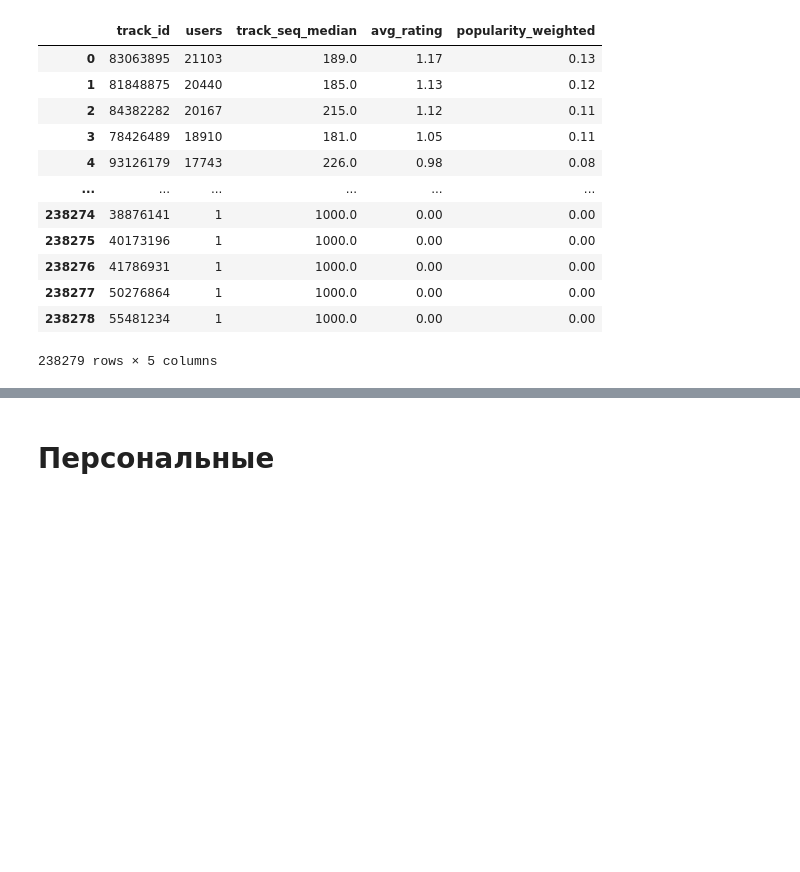
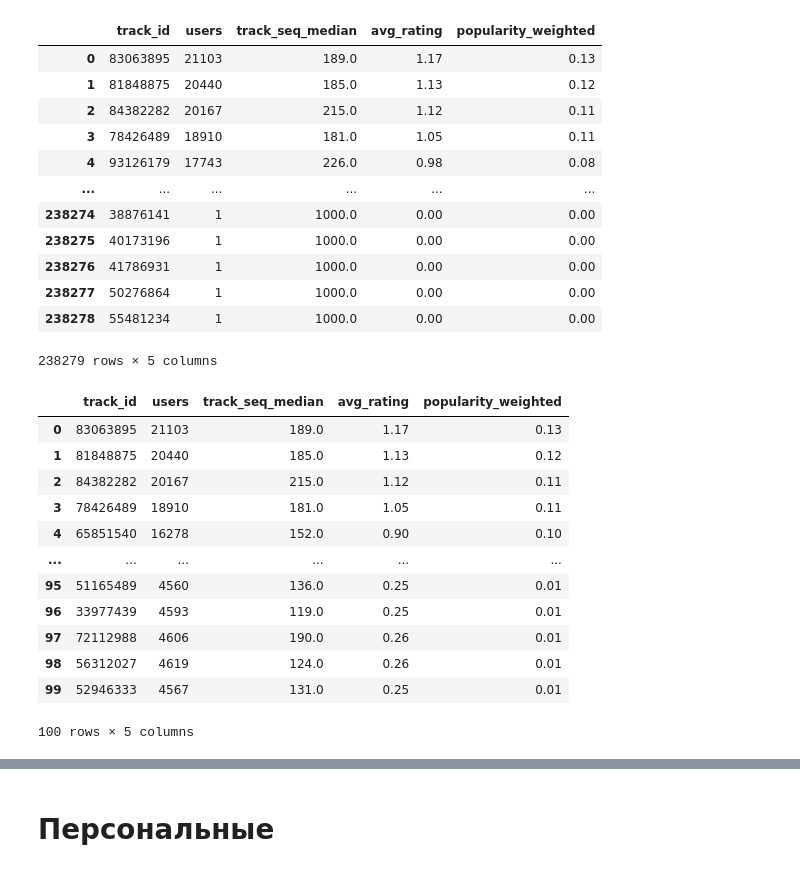
Before and after one commit to ozerge/mle-project-sprint-4-v001, a Jupyter notebook: recommendations.ipynb, the cells around one changed output, grey strips where cells are left out. Saved outputs shown, nothing was run; the diff lists cells and outputs as text; code cells hidden in the pictures; blank space fills up the shorter version.

```diff
--- a/recommendations.ipynb
+++ b/recommendations.ipynb
@@ -1808,3 +1823,27 @@ item_popularity
 | 238277 | 50276864 | 1 | 1000.0 | 0.00 | 0.00 |
 | 238278 | 55481234 | 1 | 1000.0 | 0.00 | 0.00 |
 238279 rows × 5 columns
+# %%
+# Берем топ-100 самых популярных
+# сортируем по popularity_weighted
+column_to_rank = "popularity_weighted"
+item_popularity = item_popularity.sort_values(by=column_to_rank,ascending=False).reset_index(drop=True)
+
+# выбираем первые 100 треков
+top_k_pop_items = item_popularity.head(100)
+
+top_k_pop_items
+# %% [output]
+|  | track_id | users | track_seq_median | avg_rating | popularity_weighted |
+| 0 | 83063895 | 21103 | 189.0 | 1.17 | 0.13 |
+| 1 | 81848875 | 20440 | 185.0 | 1.13 | 0.12 |
+| 2 | 84382282 | 20167 | 215.0 | 1.12 | 0.11 |
+| 3 | 78426489 | 18910 | 181.0 | 1.05 | 0.11 |
+| 4 | 65851540 | 16278 | 152.0 | 0.90 | 0.10 |
+| ... | ... | ... | ... | ... | ... |
+| 95 | 51165489 | 4560 | 136.0 | 0.25 | 0.01 |
+| 96 | 33977439 | 4593 | 119.0 | 0.25 | 0.01 |
+| 97 | 72112988 | 4606 | 190.0 | 0.26 | 0.01 |
+| 98 | 56312027 | 4619 | 124.0 | 0.26 | 0.01 |
+| 99 | 52946333 | 4567 | 131.0 | 0.25 | 0.01 |
+100 rows × 5 columns
```
Also changed, not shown: parts of 28 cells of this notebook.
